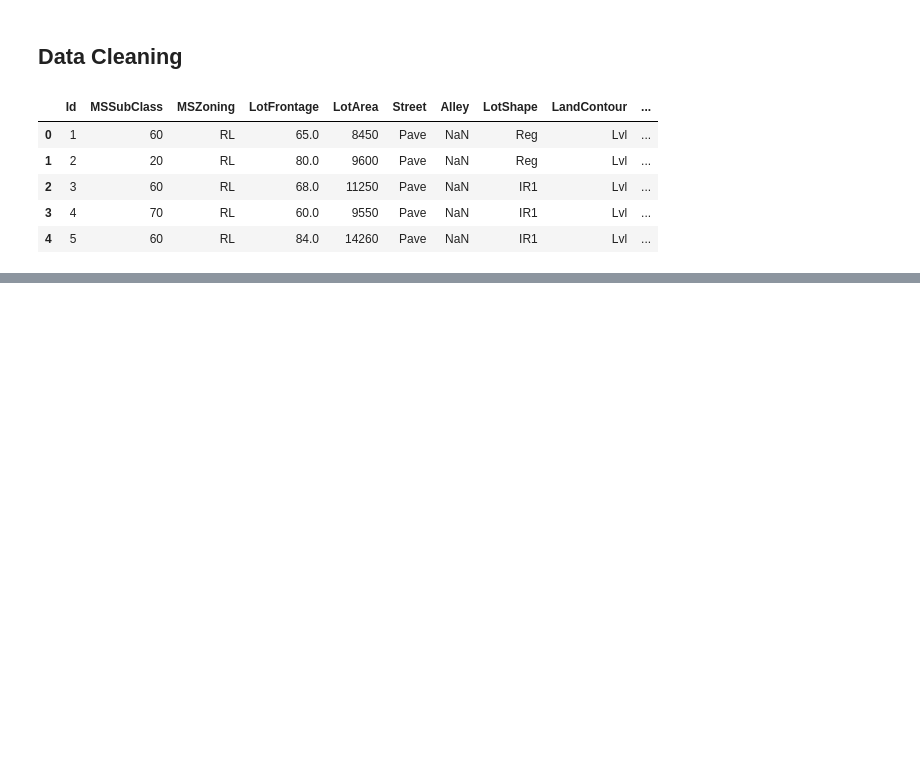
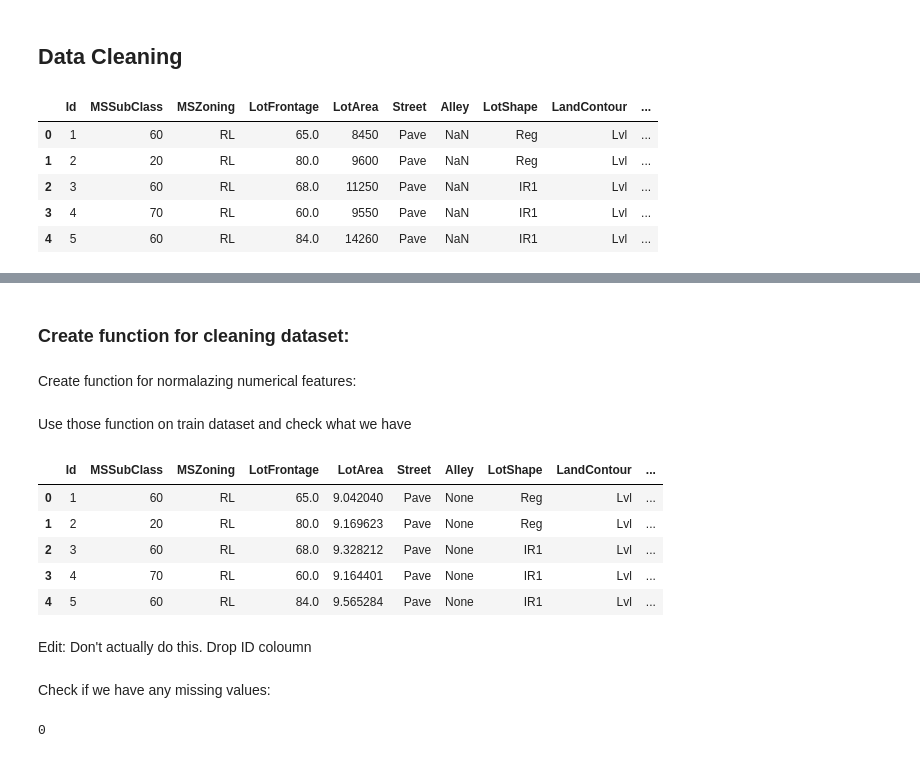
Before and after one commit to anomalytheorem/PracticeMachineLearning, a Jupyter notebook: notebooks/sklearn_homesales.ipynb, the cells around one changed output, grey strips where cells are left out. Cells and saved outputs as stored; diff of their text form; code cells hidden in the pictures; blank space fills up the shorter version.

```diff
--- a/notebooks/sklearn_homesales.ipynb
+++ b/notebooks/sklearn_homesales.ipynb
@@ -238,0 +241,3 @@ df_train.head()
+# %%
+#Log transform SalePrice
+df_train['SalePrice'] = np.log1p(df_train['SalePrice'])
@@ -238,0 +263,2 @@ df_train.head()
+# %% [markdown]
+### Create function for cleaning dataset:
@@ -238,0 +313,35 @@ df_train.head()
+# %% [markdown]
+Create function for normalazing numerical features:
+# %%
+def log_transform(X):
+
+    numeric_dtypes = ['int16', 'int32', 'int64', 'float16', 'float32', 'float64']
+    numeric = []
+    for i in X.columns:
+        if X[i].dtype in numeric_dtypes:
+            numeric.append(i)
+
+    # Compute skewness
+    skewed_features = X[numeric].apply(lambda x: skew(x)).sort_values(ascending=False)
+    skewed_features = skewed_features[skewed_features > 0.5]
+    skewed_features = skewed_features.index
+
+    # Transform skewed features
+    for i in skewed_features:
+        X[i] = np.log1p(X[i])
+# %% [markdown]
+Use those function on train dataset and check what we have
+# %%
+clean(df_train)
+log_transform(df_train)
+df_train.head()
+# %% [output]
+|  | Id | MSSubClass | MSZoning | LotFrontage | LotArea | Street | Alley | LotShape | LandContour | ... |
+| 0 | 1 | 60 | RL | 65.0 | 9.042040 | Pave | None | Reg | Lvl | ... |
+| 1 | 2 | 20 | RL | 80.0 | 9.169623 | Pave | None | Reg | Lvl | ... |
+| 2 | 3 | 60 | RL | 68.0 | 9.328212 | Pave | None | IR1 | Lvl | ... |
+| 3 | 4 | 70 | RL | 60.0 | 9.164401 | Pave | None | IR1 | Lvl | ... |
+| 4 | 5 | 60 | RL | 84.0 | 9.565284 | Pave | None | IR1 | Lvl | ... |
+# %% [markdown]
+Edit: Don't actually do this.
+Drop ID coloumn
@@ -238,0 +351,6 @@ df_train.head()
+# %% [markdown]
+Check if we have any missing values:
+# %%
+df_train.isnull().sum().sum()
+# %% [output]
+0
```
Also changed, not shown: parts of 36 cells of this notebook.
